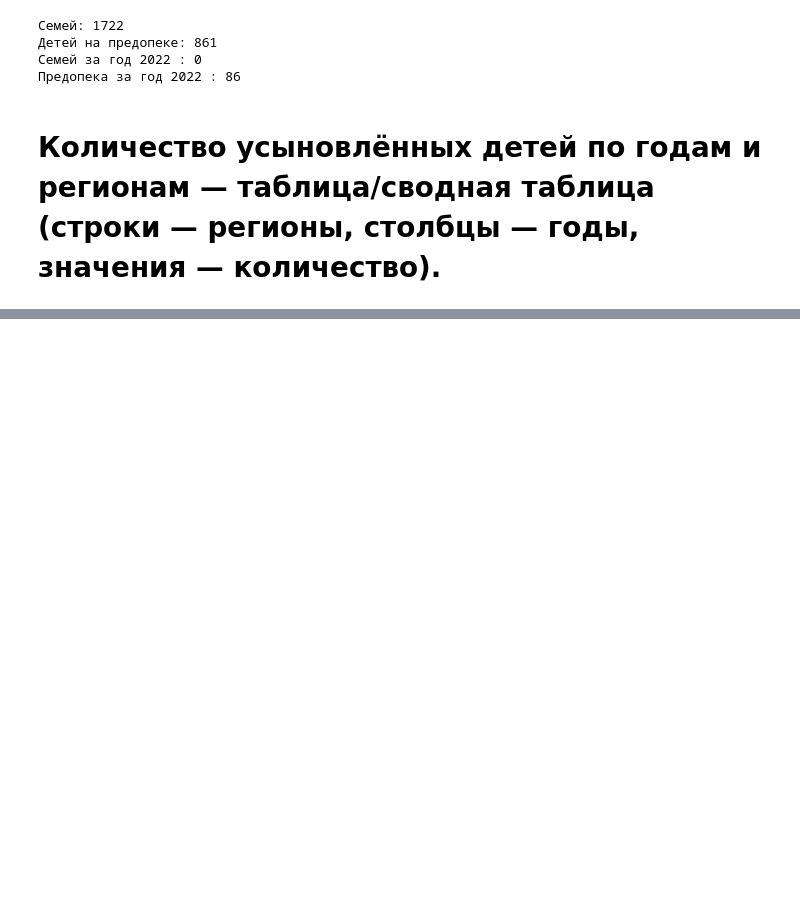
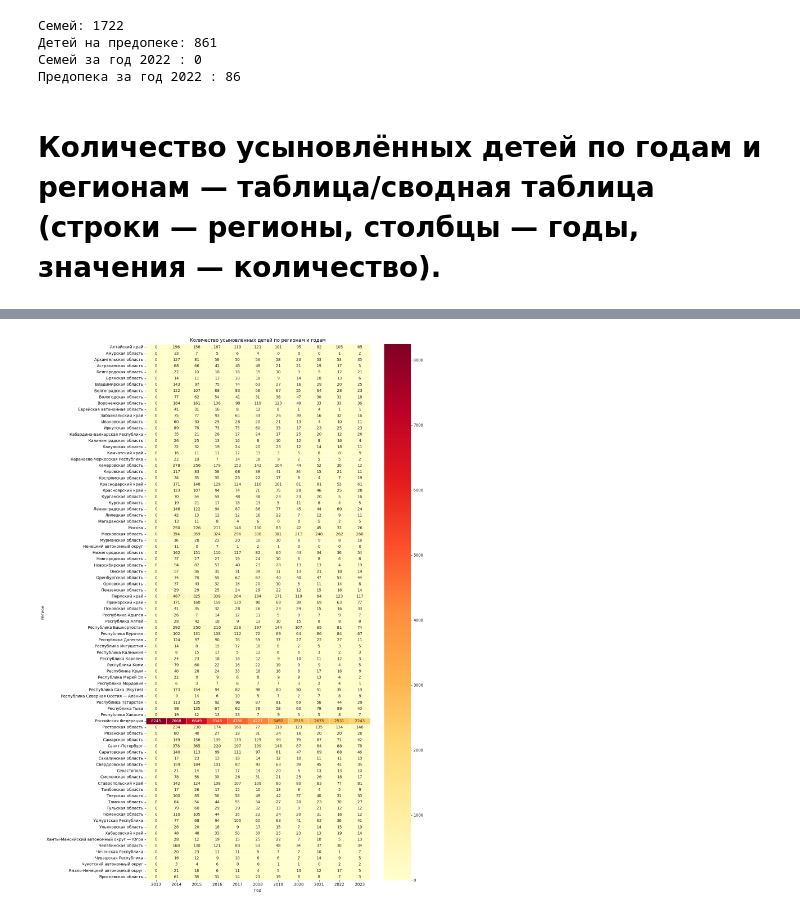
Before and after one commit to manifoldmind/Orphans-data-analysis, a Jupyter notebook: 4 correlations.ipynb, the cells around one changed output, grey strips where cells are left out. Saved outputs shown, nothing was run; the diff lists cells and outputs as text; code cells hidden in the pictures; blank space fills up the shorter version.

```diff
--- a/4 correlations.ipynb
+++ b/4 correlations.ipynb
@@ -212,0 +297,8 @@ print("Предопека за год", year, ":", len(preopeka_year))
+# %%
+adopt_df = df[
+    (df['indicator_category'] == '3. Устройство детей в семьи') &
+    (df['dimension'] == 'устроено в семьи, всего') &
+    (df['indicator'] == 'численность усыновленных детей на конец года')
+]
+print(adopt_df.shape)
+print(adopt_df[['year', 'region', 'indicator_value']].head())
@@ -212,0 +313,3 @@ print("Предопека за год", year, ":", len(preopeka_year))
+# %%
+pivot_adopt = adopt_df.pivot_table(index='region', columns='year', values='indicator_value', aggfunc='sum', fill_value=0)
+pivot_adopt.sum(axis=1).sort_values(ascending=False).head(10)
@@ -212,0 +329,13 @@ print("Предопека за год", year, ":", len(preopeka_year))
+# %%
+import seaborn as sns
+import matplotlib.pyplot as plt
+
+plt.figure(figsize=(14, 20))
+sns.heatmap(pivot_adopt, cmap='YlOrRd', annot=True, fmt='.0f', linewidths=.5)
+plt.title('Количество усыновлённых детей по регионам и годам')
+plt.xlabel('Год')
+plt.ylabel('Регион')
+plt.tight_layout()
+plt.show()
+# %% [output]
+[figure, added]
```
Also changed, not shown: parts of 8 cells of this notebook, 2 other files.
